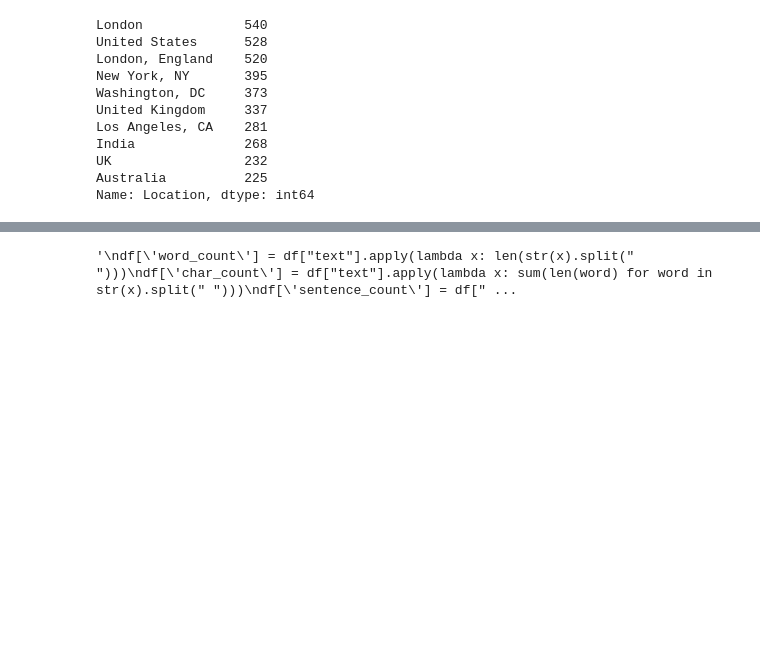
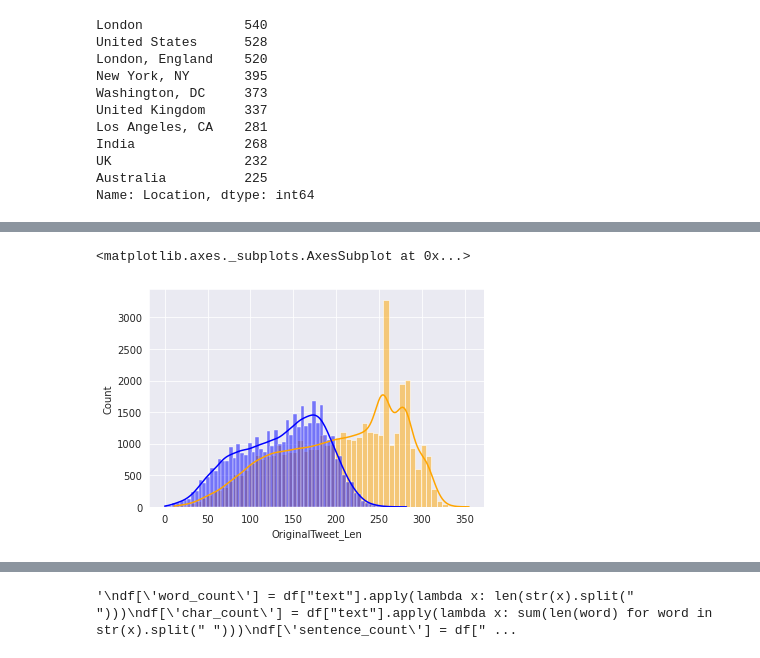
Before and after one commit to suchirmm/airline_passenger, a Jupyter notebook: corona_tweets.ipynb, the cells around one changed output, grey strips where cells are left out. Saved outputs shown, nothing was run; the diff lists cells and outputs as text; code cells hidden in the pictures; blank space fills up the shorter version.

```diff
--- a/corona_tweets.ipynb
+++ b/corona_tweets.ipynb
@@ -351,6 +361,16 @@ df.head()
 | 4 | NaN | 2020-03-16 | 3 | 1 | 2020 | 0 | Me, ready to go at supermarket du... | -2 | 310 | ... |
 # %%
 df['txt_len'] = df['txt'].apply(len)
+# %%
+# Compare the distributions
+# Of text lengths
+# Original vs cleaned text
+
+sns.histplot(data = df , x = 'OriginalTweet_Len', color = 'orange', kde = 'True')
+sns.histplot(data = df , x = 'txt_len', color = 'blue', kde = 'True')
+# %% [output]
+<matplotlib.axes._subplots.AxesSubplot at 0x...>
+[figure, added]
 # %%
 df.head()
 # %% [output]
```
Also changed, not shown: parts of 13 cells of this notebook.
